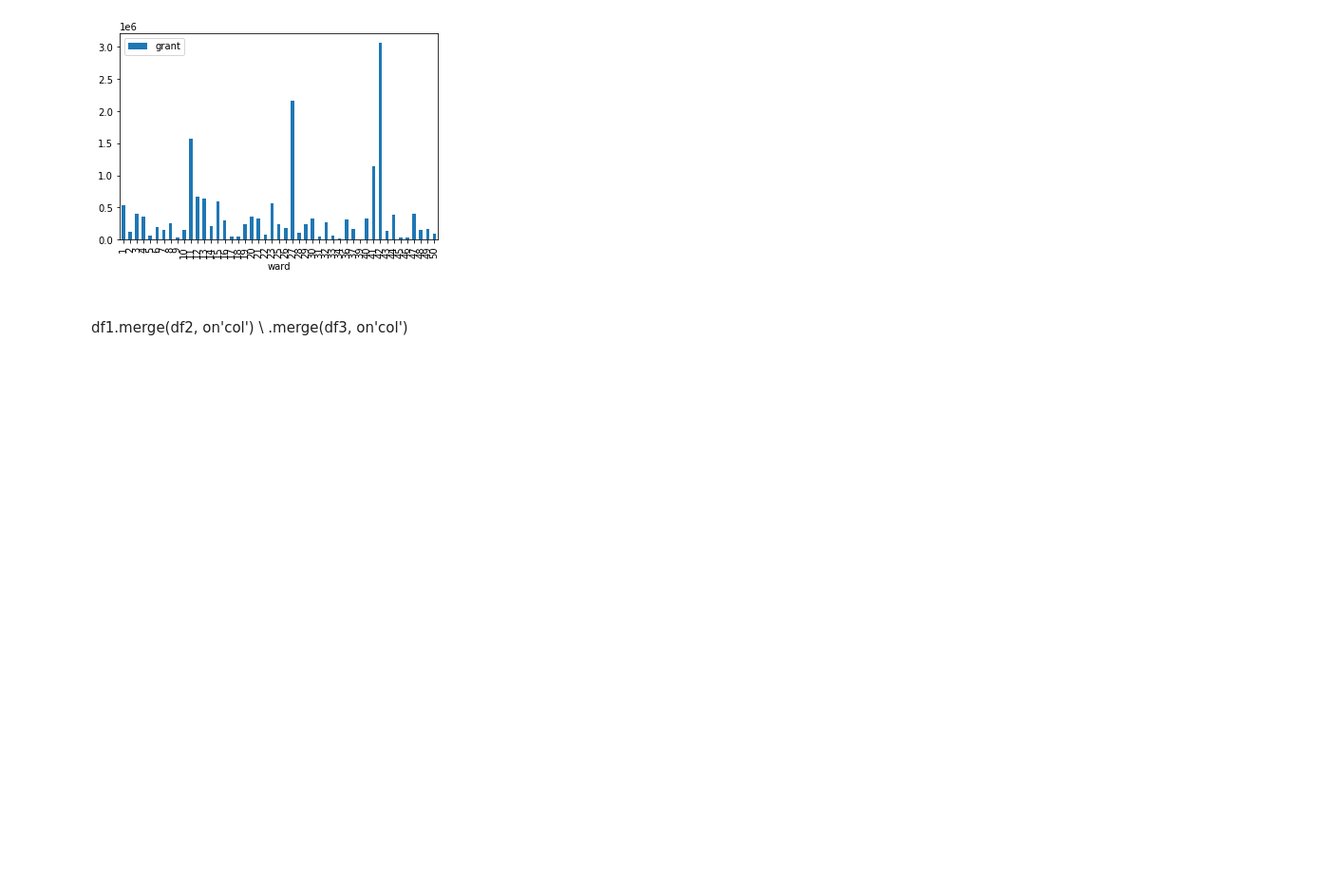
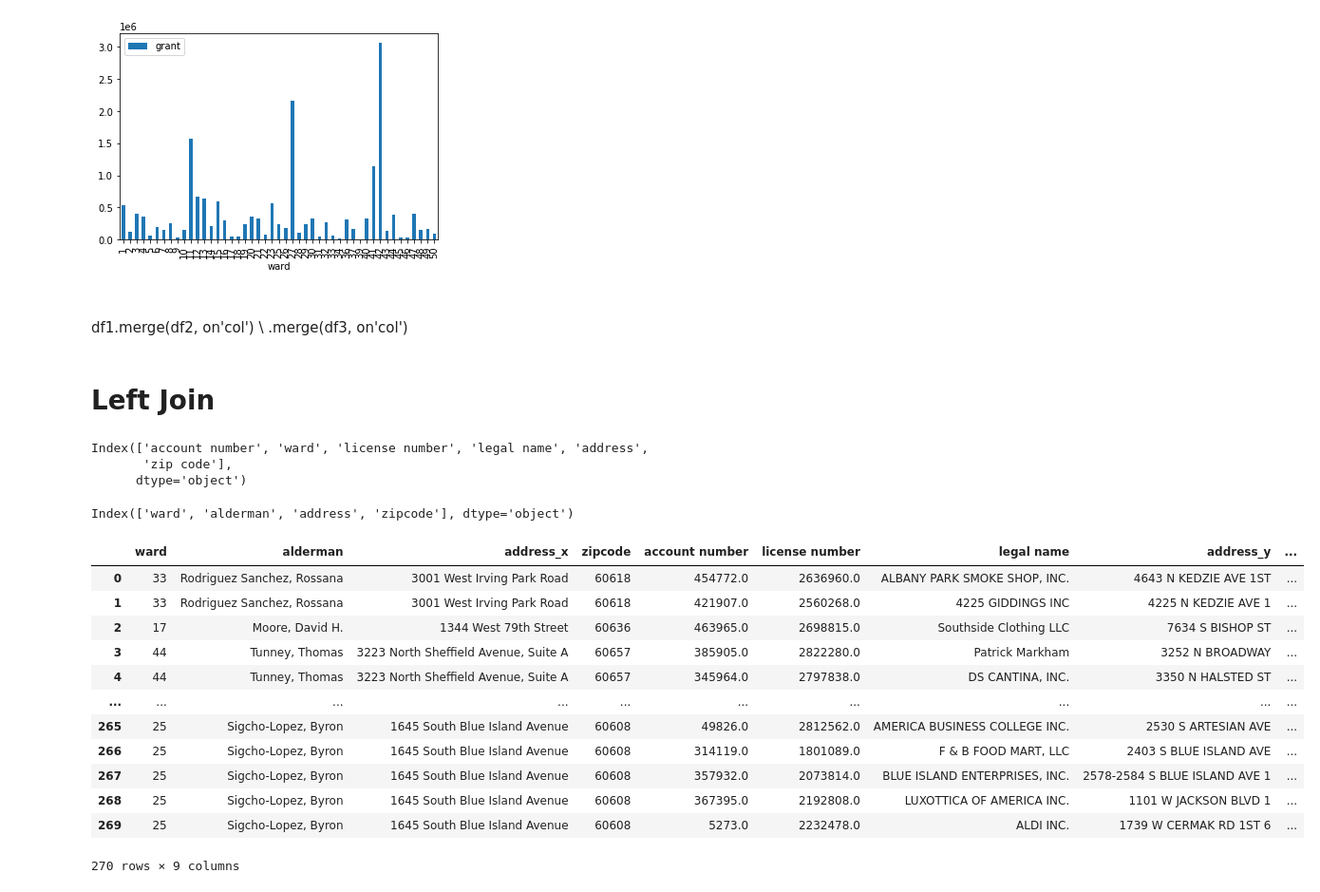
Before and after one commit to Jose-Servin/DataCamp, a Jupyter notebook: Courses/Joining_Data/Joining_Data_Pandas.ipynb, the cells around one changed output. Shown: that part at 95% size. Drawn from its saved outputs; the diff is of its cells as text; code cells hidden in the pictures; blank space fills up the shorter version.

```diff
--- a/Courses/Joining_Data/Joining_Data_Pandas.ipynb
+++ b/Courses/Joining_Data/Joining_Data_Pandas.ipynb
@@ -353,3 +353,32 @@ grants_licenses_ward.groupby('ward').agg('sum').plot(kind='bar')
 ####
 df1.merge(df2, on'col') \
     .merge(df3, on'col')
+# %% [markdown]
+# Left Join
+# %%
+wards_businesses.columns
+# %% [output]
+Index(['account number', 'ward', 'license number', 'legal name', 'address',
+       'zip code'],
+      dtype='object')
+# %%
+wards.columns
+# %% [output]
+Index(['ward', 'alderman', 'address', 'zipcode'], dtype='object')
+# %%
+left_merge_df = wards.merge(wards_businesses, on='ward', how='left')
+left_merge_df
+# %% [output]
+|  | ward | alderman | address_x | zipcode | account number | license number | legal name | address_y | ... |
+| 0 | 33 | Rodriguez Sanchez, Rossana | 3001 West Irving Park Road | 60618 | 454772.0 | 2636960.0 | ALBANY PARK SMOKE SHOP, INC. | 4643 N KEDZIE AVE 1ST | ... |
+| 1 | 33 | Rodriguez Sanchez, Rossana | 3001 West Irving Park Road | 60618 | 421907.0 | 2560268.0 | 4225 GIDDINGS INC | 4225 N KEDZIE AVE 1 | ... |
+| 2 | 17 | Moore, David H. | 1344 West 79th Street | 60636 | 463965.0 | 2698815.0 | Southside Clothing LLC | 7634 S BISHOP ST | ... |
+| 3 | 44 | Tunney, Thomas | 3223 North Sheffield Avenue, Suite A | 60657 | 385905.0 | 2822280.0 | Patrick Markham | 3252 N BROADWAY | ... |
+| 4 | 44 | Tunney, Thomas | 3223 North Sheffield Avenue, Suite A | 60657 | 345964.0 | 2797838.0 | DS CANTINA, INC. | 3350 N HALSTED ST | ... |
+| ... | ... | ... | ... | ... | ... | ... | ... | ... | ... |
+| 265 | 25 | Sigcho-Lopez, Byron | 1645 South Blue Island Avenue | 60608 | 49826.0 | 2812562.0 | AMERICA BUSINESS COLLEGE INC. | 2530 S ARTESIAN AVE | ... |
+| 266 | 25 | Sigcho-Lopez, Byron | 1645 South Blue Island Avenue | 60608 | 314119.0 | 1801089.0 | F & B FOOD MART, LLC | 2403 S BLUE ISLAND AVE | ... |
+| 267 | 25 | Sigcho-Lopez, Byron | 1645 South Blue Island Avenue | 60608 | 357932.0 | 2073814.0 | BLUE ISLAND ENTERPRISES, INC. | 2578-2584 S BLUE ISLAND AVE 1 | ... |
+| 268 | 25 | Sigcho-Lopez, Byron | 1645 South Blue Island Avenue | 60608 | 367395.0 | 2192808.0 | LUXOTTICA OF AMERICA INC. | 1101 W JACKSON BLVD 1 | ... |
+| 269 | 25 | Sigcho-Lopez, Byron | 1645 South Blue Island Avenue | 60608 | 5273.0 | 2232478.0 | ALDI INC. | 1739 W CERMAK RD 1ST 6 | ... |
+270 rows × 9 columns
```
Also changed, not shown: parts of 1 cell of this notebook.
